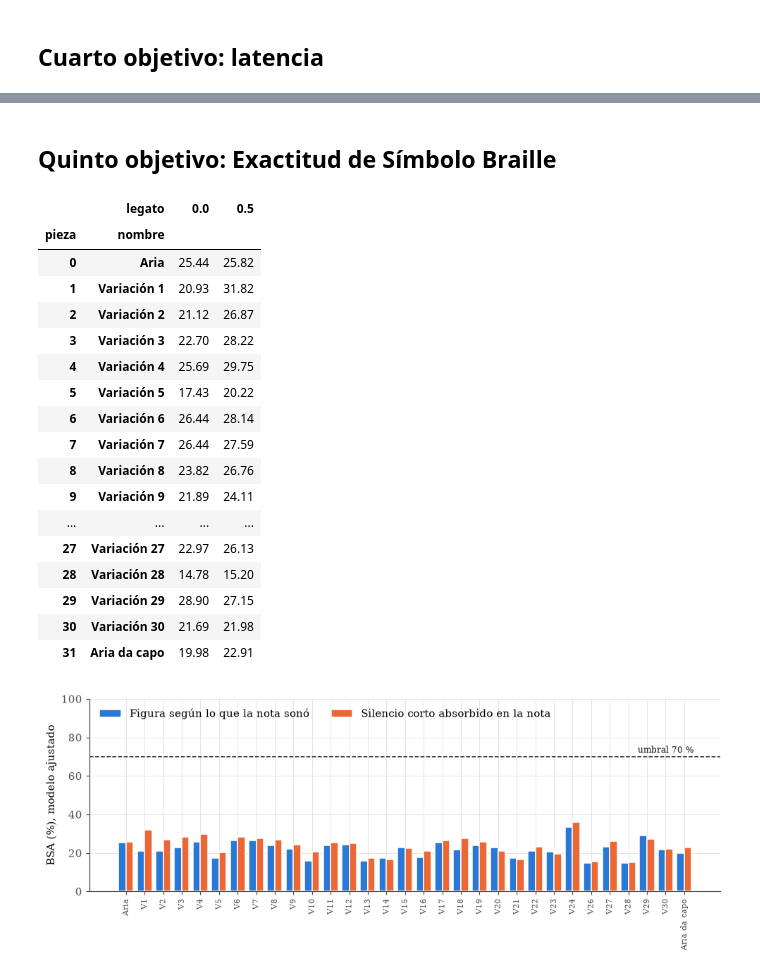
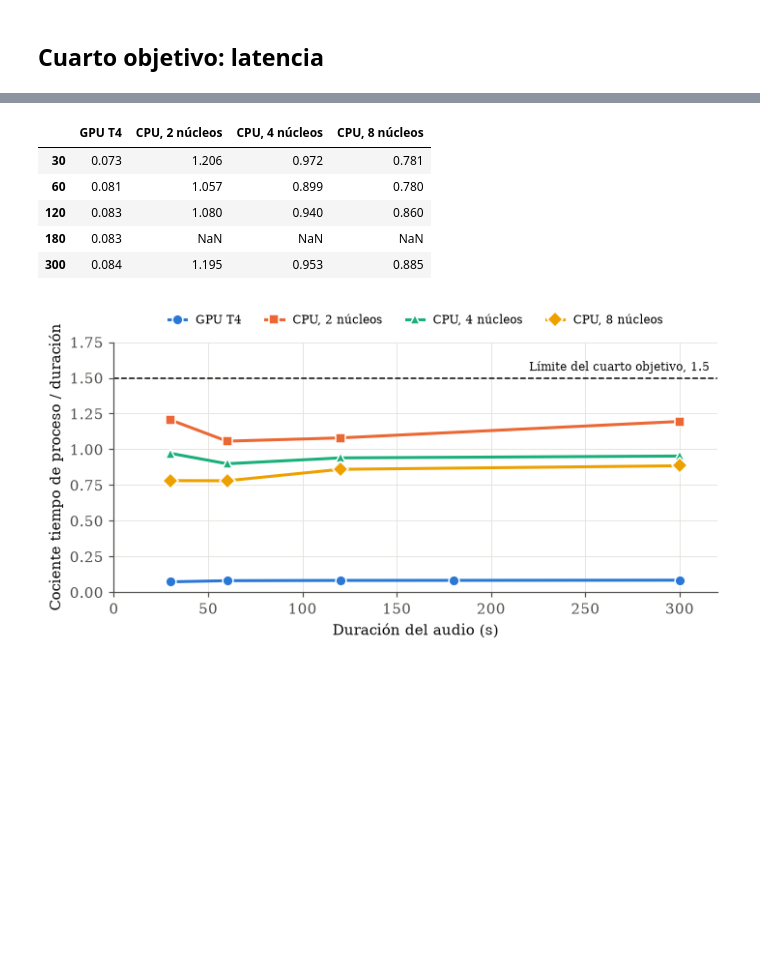
Before and after one commit to G2309/amt-braille-translator, a Jupyter notebook: notebooks/resultados-figuras.ipynb, the cells around one changed output, grey strips where cells are left out. Cells and saved outputs as stored; diff of their text form; code cells hidden in the pictures; blank space fills up the shorter version.

Commit message:
[FEAT] final tweaking and evaluation for mobile+studio audio

```diff
--- a/notebooks/resultados-figuras.ipynb
+++ b/notebooks/resultados-figuras.ipynb
@@ -13,7 +13,7 @@ R = ROOT / "results"
 FIG = R / "figuras"
 FIG.mkdir(exist_ok=True)
 
-AZUL, NARANJA, AQUA = "#2a78d6", "#eb6834", "#1baf7a"
+AZUL, NARANJA, AQUA, AMARILLO = "#2a78d6", "#eb6834", "#1baf7a", "#eda100"
 TINTA, TINTA_2, REJILLA = "#0b0b0b", "#52514e", "#e4e3df"
 plt.rcParams.update({
     "figure.dpi": 110, "savefig.dpi": 200, "font.size": 10, "font.family": "serif",
@@ -134,41 +111,27 @@ l.groupby("duracion_objetivo")[["total_s", "ratio"]].agg(["mean", "max"]).round(
-# %% [markdown]
-## Quinto objetivo: Exactitud de Símbolo Braille
-# %%
-archivo = R / "oe5_bsa_por_pieza.csv"
-if archivo.exists():
-    e = pd.read_csv(archivo)
-    e = e[e["modelo"] == "ajustado"]
-    t = e.pivot_table(index=["pieza", "nombre"], columns="legato", values="bsa").mul(100).sort_index()
-    fig, ax = plt.subplots(figsize=(9, 3.6))
-    ancho = 0.4
-    xs = range(len(t))
-    for k, (var, color, nombre) in enumerate([(0.0, AZUL, "Figura según lo que la nota sonó"), (0.5, NARANJA, "Silencio corto absorbido en la nota")]):
-        ax.bar([x + (k - 0.5) * ancho for x in xs], t[var], width=ancho, color=color, edgecolor="white", linewidth=1, label=nombre)
-    ax.axhline(70, color=TINTA, linestyle="--", linewidth=1)
-    ax.text(len(t) - 0.5, 72, "umbral 70 %", ha="right", fontsize=8, color=TINTA)
-    ax.set_xticks(list(xs), [n.replace("Variación ", "V") for _, n in t.index], rotation=90, fontsize=7.5)
-    ax.set_ylabel("BSA (%), modelo ajustado")
-    ax.set_ylim(0, 100)
-    ax.legend(loc="upper left", ncols=2)
-    guardar(fig, "oe5_bsa_por_pieza")
-    display(t.round(2))
-# %% [output]
-|  | legato | 0.0 | 0.5 |
-| pieza | nombre |  |  |
-| 0 | Aria | 25.44 | 25.82 |
-| 1 | Variación 1 | 20.93 | 31.82 |
-| 2 | Variación 2 | 21.12 | 26.87 |
-| 3 | Variación 3 | 22.70 | 28.22 |
-| 4 | Variación 4 | 25.69 | 29.75 |
-| 5 | Variación 5 | 17.43 | 20.22 |
-| 6 | Variación 6 | 26.44 | 28.14 |
-| 7 | Variación 7 | 26.44 | 27.59 |
-| 8 | Variación 8 | 23.82 | 26.76 |
-| 9 | Variación 9 | 21.89 | 24.11 |
-| ... | ... | ... | ... |
-| 27 | Variación 27 | 22.97 | 26.13 |
-| 28 | Variación 28 | 14.78 | 15.20 |
-| 29 | Variación 29 | 28.90 | 27.15 |
-| 30 | Variación 30 | 21.69 | 21.98 |
-| 31 | Aria da capo | 19.98 | 22.91 |
-[figure, removed]
+# %%
+l = pd.read_csv(R / "oe4_latencia_e2e.csv")
+cpu = pd.read_csv(R / "oe4_latencia_cpu.csv")
+series = [("GPU T4", l.groupby("duracion_objetivo")["ratio"].max(), AZUL, "o")]
+for n, color, marca in ((2, NARANJA, "s"), (4, AQUA, "^"), (8, AMARILLO, "D")):
+    s = cpu[cpu["nucleos"] == n].set_index("duracion_audio_s")["cociente"]
+    series.append((f"CPU, {n} núcleos", s, color, marca))
+fig, ax = plt.subplots(figsize=(6.5, 3.4))
+for nombre, s, color, marca in series:
+    ax.plot(s.index, s.values, color=color, linewidth=2, marker=marca, markersize=7, markeredgecolor="white", label=nombre)
+ax.axhline(1.5, color=TINTA, linestyle="--", linewidth=1)
+ax.text(316, 1.53, "Límite del cuarto objetivo, 1.5", fontsize=8, color=TINTA, va="bottom", ha="right")
+ax.set_xlim(0, 320)
+ax.set_ylim(0, 1.75)
+ax.set_xlabel("Duración del audio (s)")
+ax.set_ylabel("Cociente tiempo de proceso / duración")
+ax.legend(loc="lower center", bbox_to_anchor=(0.5, 1.02), ncols=4, fontsize=8, handlelength=1.5)
+guardar(fig, "oe4_latencia")
+pd.concat({n: s for n, s, _, _ in series}, axis=1).round(3)
+# %% [output]
+|  | GPU T4 | CPU, 2 núcleos | CPU, 4 núcleos | CPU, 8 núcleos |
+| 30 | 0.073 | 1.206 | 0.972 | 0.781 |
+| 60 | 0.081 | 1.057 | 0.899 | 0.780 |
+| 120 | 0.083 | 1.080 | 0.940 | 0.860 |
+| 180 | 0.083 | NaN | NaN | NaN |
+| 300 | 0.084 | 1.195 | 0.953 | 0.885 |
+[figure, added]
```
Also changed, not shown: parts of 6 cells of this notebook, 45 other files.
